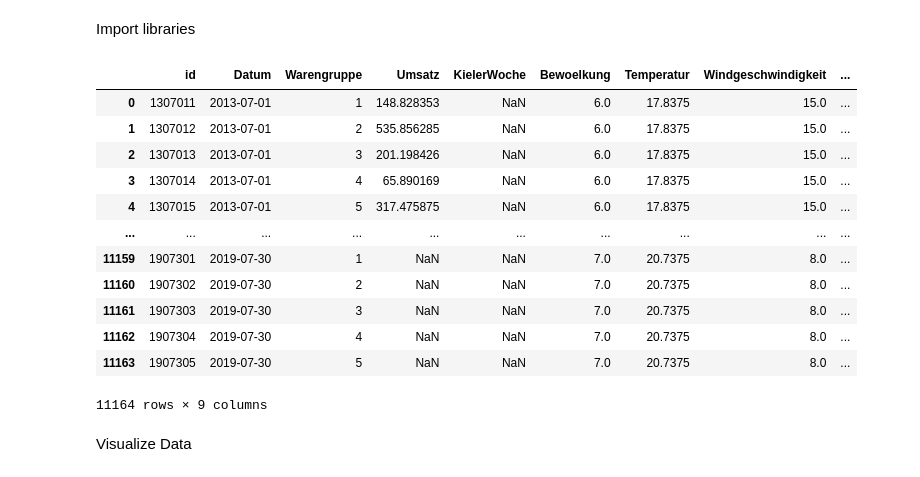
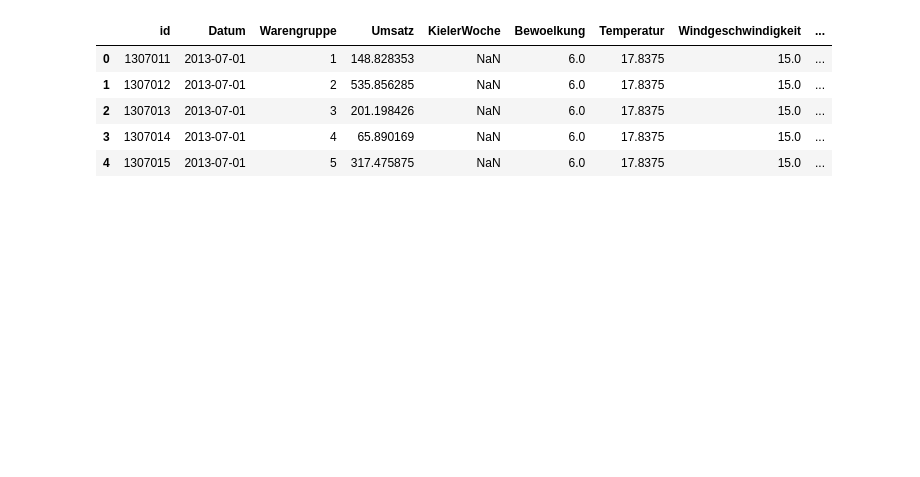
Before and after one commit to giuuusepeda/bakery_prediction, a Jupyter notebook: 0_DataPreparation/notebook/02.2_Data_process_new.ipynb, the cells around one changed output. Drawn from its saved outputs; the diff is of its cells as text; code cells hidden in the pictures; blank space fills up the shorter version.

```diff
--- a/0_DataPreparation/notebook/02.2_Data_process_new.ipynb
+++ b/0_DataPreparation/notebook/02.2_Data_process_new.ipynb
@@ -1,5 +1,3 @@
-# %% [markdown]
-Import libraries
 # %%
 # Import libraries
 import pandas as pd
@@ -11,23 +8,14 @@ import numpy as np
 # %%
 # Load the dataset
 url = '/workspaces/bakery_prediction/0_DataPreparation/Processed/01_merged_data.csv'
 merged_df = pd.read_csv(url)
 
-merged_df
+merged_df.head()
 # %% [output]
 |  | id | Datum | Warengruppe | Umsatz | KielerWoche | Bewoelkung | Temperatur | Windgeschwindigkeit | ... |
 | 0 | 1307011 | 2013-07-01 | 1 | 148.828353 | NaN | 6.0 | 17.8375 | 15.0 | ... |
 | 1 | 1307012 | 2013-07-01 | 2 | 535.856285 | NaN | 6.0 | 17.8375 | 15.0 | ... |
 | 2 | 1307013 | 2013-07-01 | 3 | 201.198426 | NaN | 6.0 | 17.8375 | 15.0 | ... |
 | 3 | 1307014 | 2013-07-01 | 4 | 65.890169 | NaN | 6.0 | 17.8375 | 15.0 | ... |
 | 4 | 1307015 | 2013-07-01 | 5 | 317.475875 | NaN | 6.0 | 17.8375 | 15.0 | ... |
-| ... | ... | ... | ... | ... | ... | ... | ... | ... | ... |
-| 11159 | 1907301 | 2019-07-30 | 1 | NaN | NaN | 7.0 | 20.7375 | 8.0 | ... |
-| 11160 | 1907302 | 2019-07-30 | 2 | NaN | NaN | 7.0 | 20.7375 | 8.0 | ... |
-| 11161 | 1907303 | 2019-07-30 | 3 | NaN | NaN | 7.0 | 20.7375 | 8.0 | ... |
-| 11162 | 1907304 | 2019-07-30 | 4 | NaN | NaN | 7.0 | 20.7375 | 8.0 | ... |
-| 11163 | 1907305 | 2019-07-30 | 5 | NaN | NaN | 7.0 | 20.7375 | 8.0 | ... |
-11164 rows × 9 columns
-# %% [markdown]
-Visualize Data
 # %%
```
Also changed, not shown: parts of 13 cells of this notebook.
